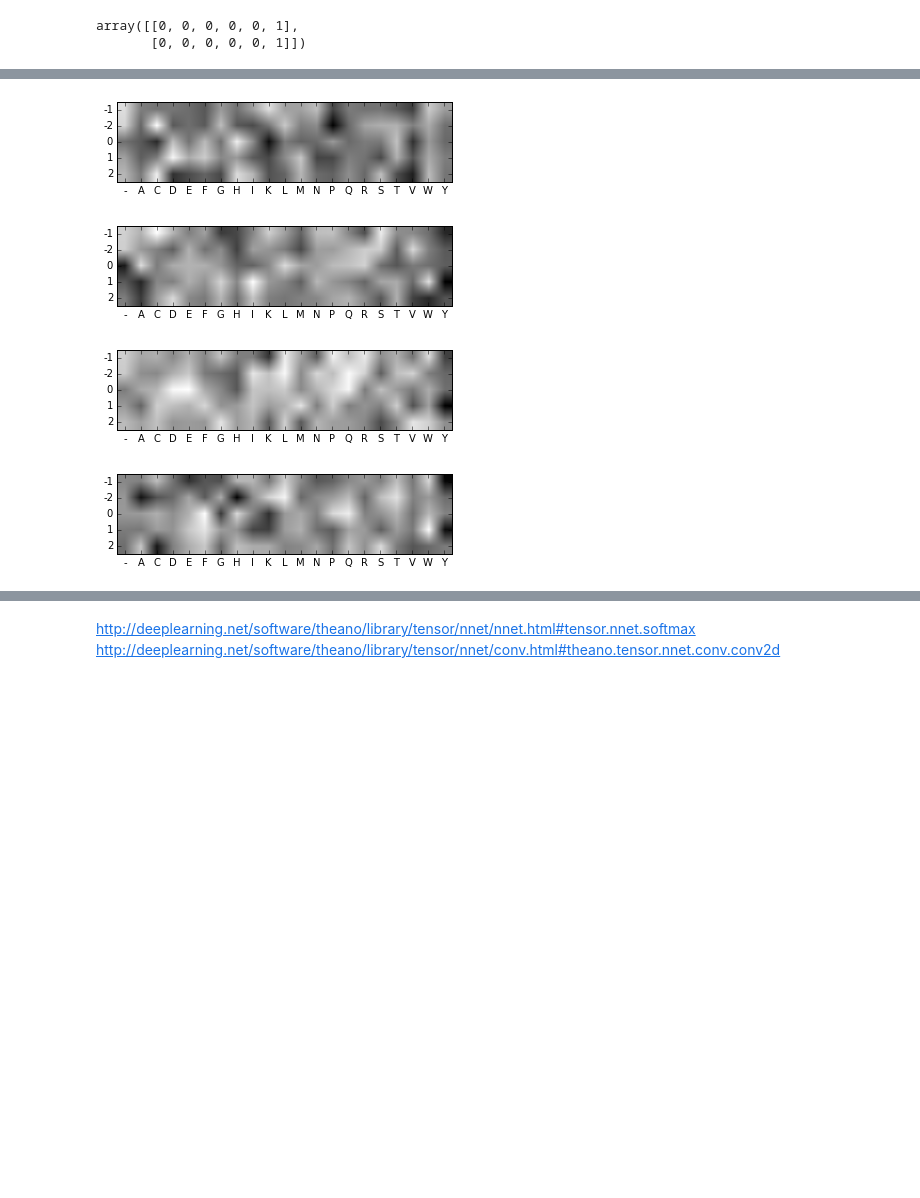
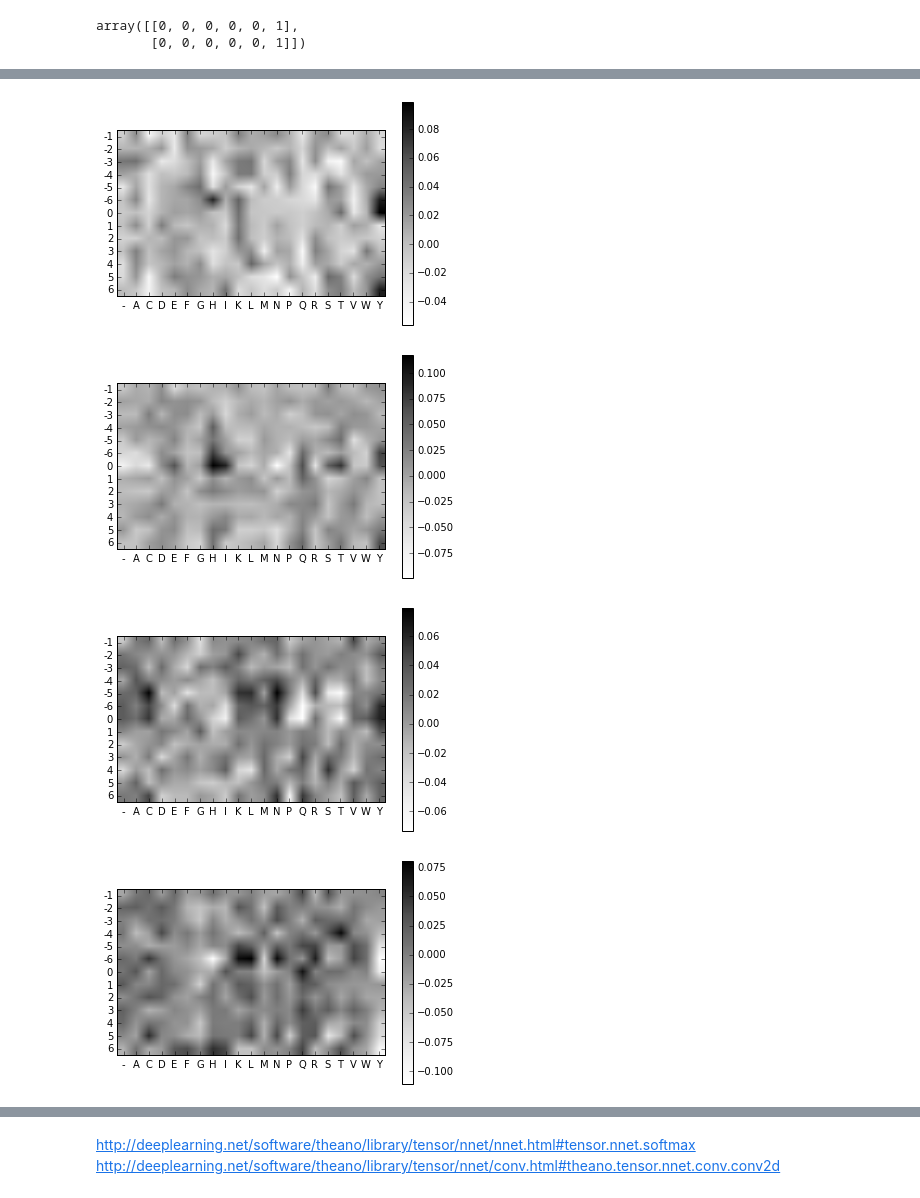
Before and after one commit to lucasramadan/Protein_Prediction, a Jupyter notebook: Covn Net Example.ipynb, the cells around one changed output, grey strips where cells are left out. Saved outputs shown, nothing was run; the diff lists cells and outputs as text; code cells hidden in the pictures; blank space fills up the shorter version.

```diff
--- a/Covn Net Example.ipynb
+++ b/Covn Net Example.ipynb
@@ -21,7 +33,10 @@ import matplotlib.pyplot as plt
 # %%
 # read our data in
-with open('conv_data/9_tensor.p', 'rb') as f:
-    loaded_data = pickle.load(f)
+
+n_window = 13
+n_aminos = 21
+
+loaded_data = get_data_tensor(n = n_window)
 
 labels = pd.read_csv('one_hot_labels.csv')
 # %%
@@ -221,23 +340,19 @@ plt.ylabel('Cost');
 # %%
-# eventually have NaN problems!
+# AMINO MAPS (n_window, 21)
+aminos = ['-','A', 'C', 'D', 'E', 'F', 'G', 'H', 'I', 'K', 'L', 'M', 'N', 'P', 'Q', 'R', 'S', 'T', 'V', 'W', 'Y']
+# positions = ['-1', '-2', '0', '1', '2']
 
-# AMINO MAPS
-aminos = ['-','A', 'C', 'D', 'E', 'F', 'G', 'H', 'I', 'K', 'L', 'M', 'N', 'P', 'Q', 'R', 'S', 'T', 'V', 'W', 'Y']
-positions = ['-1', '-2', '0', '1', '2']
+positions = sorted(map(str, range(-(n_window-1)//2, (n_window+1)//2, 1)))
 
 for conv in wi.eval()[:5]:
-    c = conv.reshape(5, 21)
+    c = conv.reshape(n_window, n_aminos)
     plt.imshow(c, cmap='Greys')
     plt.xticks(range(len(aminos)), aminos)
     plt.yticks(range(len(positions)), positions)
-#     plt.colorbar()
+    plt.colorbar()
     plt.show()
-
-# first_conv = wi.eval()[0]
-# first_conv = first_conv.reshape(5, 21)
-# plt.imshow(first_conv, cmap='Greys');
 # %% [output]
-[figure, old version]
+[figure, new version]
-[figure, old version]
+[figure, new version]
-[figure, old version]
+[figure, new version]
-[figure, old version]
+[figure, new version]
```
Also changed, not shown: parts of 18 cells of this notebook, 3 other files.
